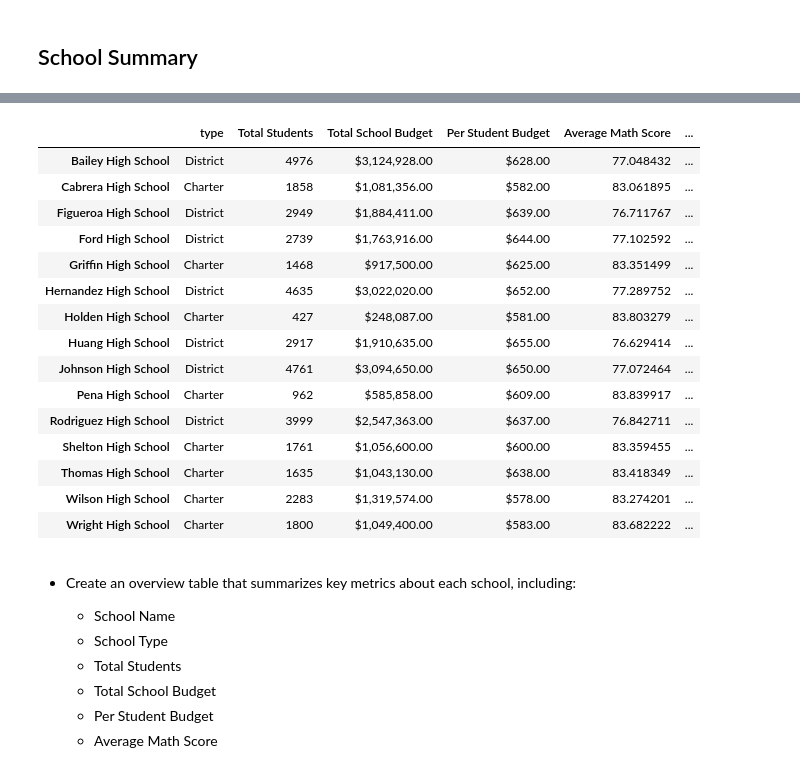
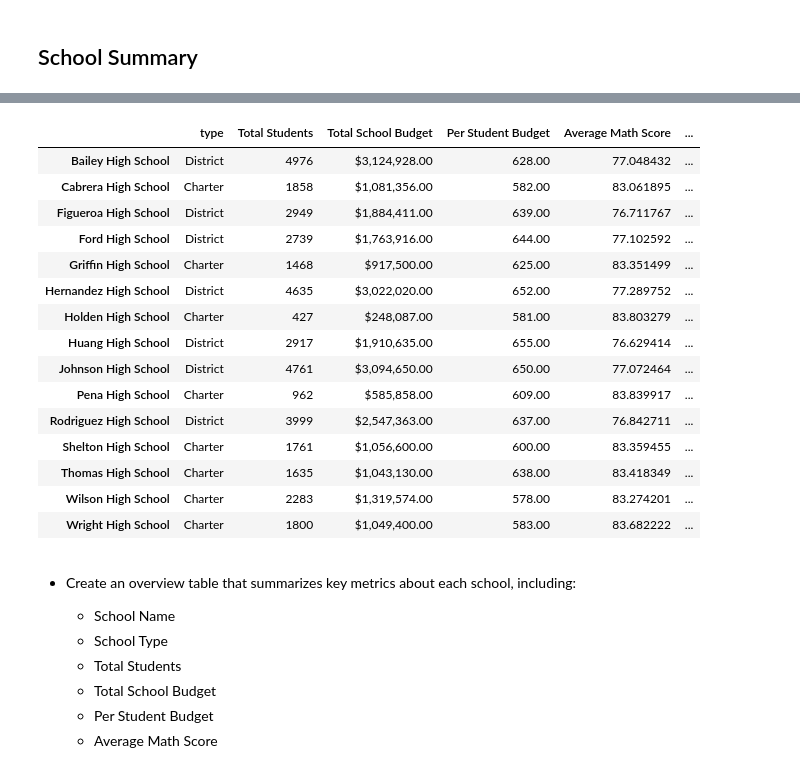
Before and after one commit to gpawlows/Pandas-Challenge, a Jupyter notebook: PyCitySchools_starter.ipynb, the cells around one changed output, grey strips where cells are left out. Cells and saved outputs as stored; diff of their text form; code cells hidden in the pictures.

```diff
--- a/PyCitySchools_starter.ipynb
+++ b/PyCitySchools_starter.ipynb
@@ -288,50 +296,50 @@ school_summary_table_df
 
 #convert % passing math to a dataframe and rename the column
 school_passing_math_rate = pd.DataFrame(school_passing_math_rate)
 school_passing_math_rate.rename(columns={0:'% Passing Math'}, inplace = True)
 
 #merge % passing math score into school summary
 school_summary_table_df = pd.merge(school_summary_table_df, school_passing_math_rate, left_index = True, right_index = True)
 school_summary_table_df
 
 #convert % passing reading to a dataframe and rename the column
 school_passing_reading_rate = pd.DataFrame(school_passing_reading_rate)
 school_passing_reading_rate.rename(columns={0:'% Passing Reading'}, inplace = True)
 
 #merge % passing reading score into school summary
 school_summary_table_df = pd.merge(school_summary_table_df, school_passing_reading_rate, left_index = True, right_index = True)
 school_summary_table_df
 
 #convert % overall passing to a dataframe and rename the column
 school_passing_rates = pd.DataFrame(school_passing_rates)
 school_passing_rates.rename(columns={"Student ID":'% Overall Passing'}, inplace = True)
 
 #merge % overall passing score into school summary
 school_summary_table_df = pd.merge(school_summary_table_df, school_passing_rates, left_index = True, right_index = True)
 school_summary_table_df
-
+binning_table_df = school_summary_table_df
 #sort table by index in ascending order
 sorted_df = school_summary_table_df.sort_index()
 sorted_df['Total School Budget'] = sorted_df['Total School Budget'].astype(float).map("${:,.2f}".format)
-sorted_df['Per Student Budget'] = sorted_df['Per Student Budget'].astype(float).map("${:,.2f}".format)
+sorted_df['Per Student Budget'] = sorted_df['Per Student Budget'].astype(float).map("{:,.2f}".format)
 sorted_df
 # %% [output]
 |  | type | Total Students | Total School Budget | Per Student Budget | Average Math Score | ... |
-| Bailey High School | District | 4976 | $3,124,928.00 | $628.00 | 77.048432 | ... |
-| Cabrera High School | Charter | 1858 | $1,081,356.00 | $582.00 | 83.061895 | ... |
-| Figueroa High School | District | 2949 | $1,884,411.00 | $639.00 | 76.711767 | ... |
-| Ford High School | District | 2739 | $1,763,916.00 | $644.00 | 77.102592 | ... |
-| Griffin High School | Charter | 1468 | $917,500.00 | $625.00 | 83.351499 | ... |
-| Hernandez High School | District | 4635 | $3,022,020.00 | $652.00 | 77.289752 | ... |
-| Holden High School | Charter | 427 | $248,087.00 | $581.00 | 83.803279 | ... |
-| Huang High School | District | 2917 | $1,910,635.00 | $655.00 | 76.629414 | ... |
-| Johnson High School | District | 4761 | $3,094,650.00 | $650.00 | 77.072464 | ... |
-| Pena High School | Charter | 962 | $585,858.00 | $609.00 | 83.839917 | ... |
-| Rodriguez High School | District | 3999 | $2,547,363.00 | $637.00 | 76.842711 | ... |
-| Shelton High School | Charter | 1761 | $1,056,600.00 | $600.00 | 83.359455 | ... |
-| Thomas High School | Charter | 1635 | $1,043,130.00 | $638.00 | 83.418349 | ... |
-| Wilson High School | Charter | 2283 | $1,319,574.00 | $578.00 | 83.274201 | ... |
-| Wright High School | Charter | 1800 | $1,049,400.00 | $583.00 | 83.682222 | ... |
+| Bailey High School | District | 4976 | $3,124,928.00 | 628.00 | 77.048432 | ... |
+| Cabrera High School | Charter | 1858 | $1,081,356.00 | 582.00 | 83.061895 | ... |
+| Figueroa High School | District | 2949 | $1,884,411.00 | 639.00 | 76.711767 | ... |
+| Ford High School | District | 2739 | $1,763,916.00 | 644.00 | 77.102592 | ... |
+| Griffin High School | Charter | 1468 | $917,500.00 | 625.00 | 83.351499 | ... |
+| Hernandez High School | District | 4635 | $3,022,020.00 | 652.00 | 77.289752 | ... |
+| Holden High School | Charter | 427 | $248,087.00 | 581.00 | 83.803279 | ... |
+| Huang High School | District | 2917 | $1,910,635.00 | 655.00 | 76.629414 | ... |
+| Johnson High School | District | 4761 | $3,094,650.00 | 650.00 | 77.072464 | ... |
+| Pena High School | Charter | 962 | $585,858.00 | 609.00 | 83.839917 | ... |
+| Rodriguez High School | District | 3999 | $2,547,363.00 | 637.00 | 76.842711 | ... |
+| Shelton High School | Charter | 1761 | $1,056,600.00 | 600.00 | 83.359455 | ... |
+| Thomas High School | Charter | 1635 | $1,043,130.00 | 638.00 | 83.418349 | ... |
+| Wilson High School | Charter | 2283 | $1,319,574.00 | 578.00 | 83.274201 | ... |
+| Wright High School | Charter | 1800 | $1,049,400.00 | 583.00 | 83.682222 | ... |
 # %% [markdown]
 * Create an overview table that summarizes key metrics about each school, including:
   * School Name
```
Also changed, not shown: parts of 6 cells of this notebook.
